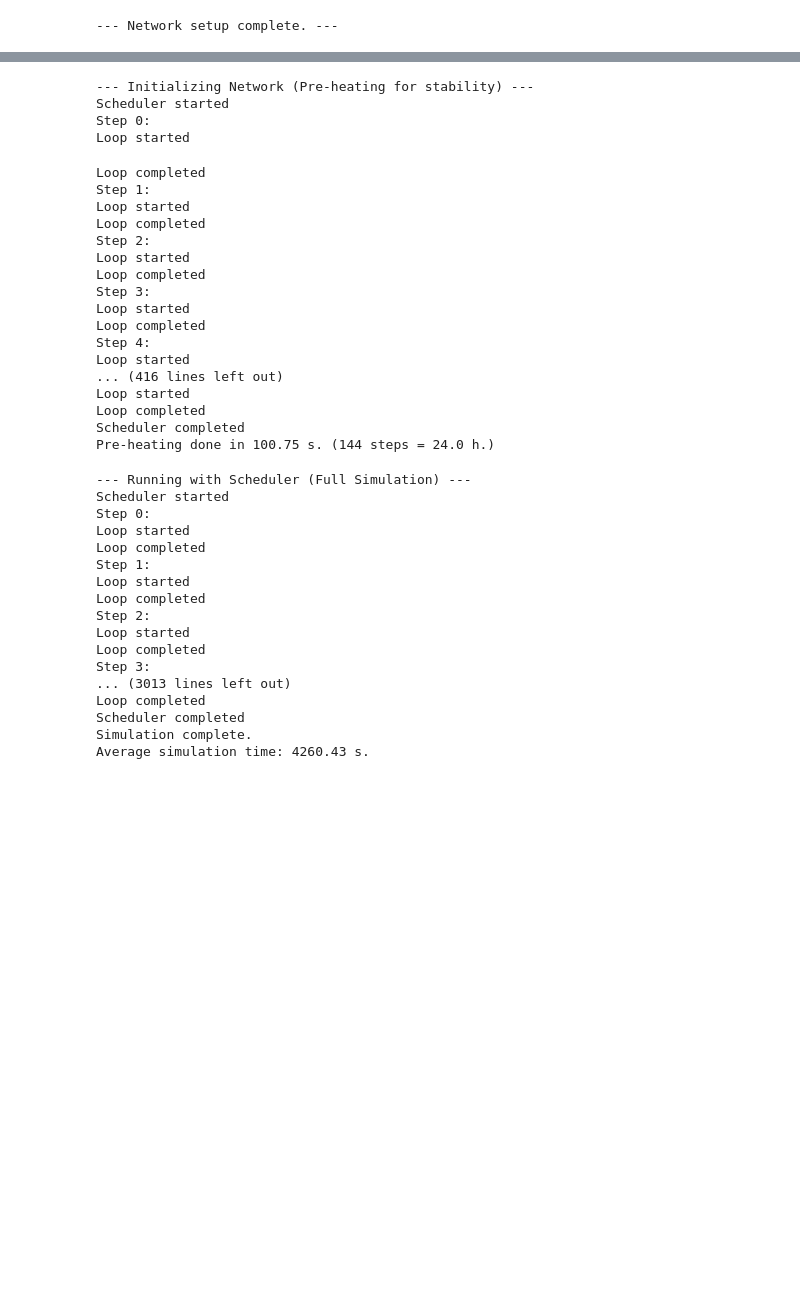
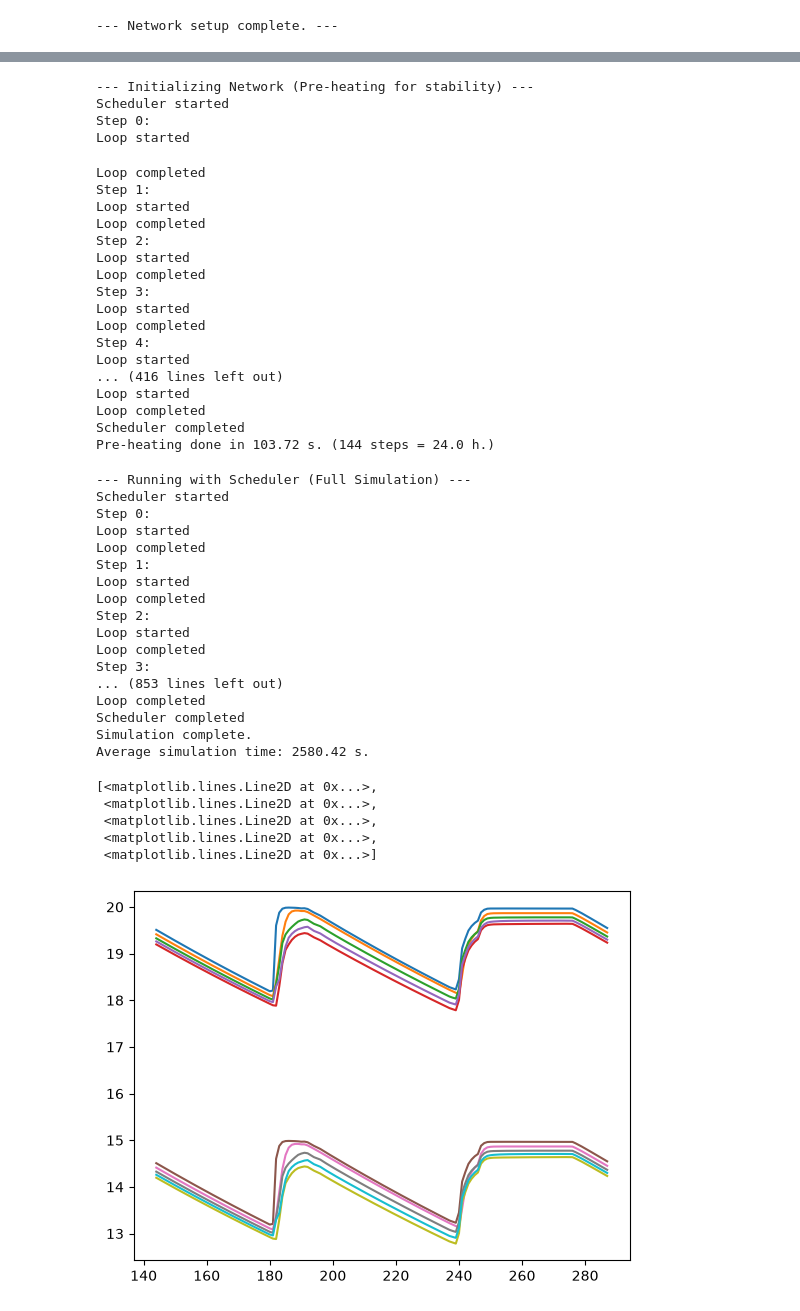
Before and after one commit to SarFerr/dhn-benchmark, a Jupyter notebook: archetypes_generation/archetypes/DHN_TG_5G_M_M_BASE/model_pydhn.ipynb, the cells around one changed output, grey strips where cells are left out. Saved outputs shown, nothing was run; the diff lists cells and outputs as text; code cells hidden in the pictures; blank space fills up the shorter version.

```diff
--- a/archetypes_generation/archetypes/DHN_TG_5G_M_M_BASE/model_pydhn.ipynb
+++ b/archetypes_generation/archetypes/DHN_TG_5G_M_M_BASE/model_pydhn.ipynb
@@ -110,7 +115,7 @@ for idx, row in node_data.iterrows():
             setpoint_type_hx  = "delta_t",
             setpoint_value_hx = -delta_t,
             design_delta_t    = abs(delta_t),
-            t_out_min_hx      = 20,
+            t_out_min_hx      = 10,
             mass_flow_min     = MDOT_BYPASS_KGS,
             stepsize          = STEPSIZE,
         )
@@ -128,11 +133,10 @@ for idx, row in node_data.iterrows():
             setpoint_value_hx     = -delta_t,
 
             setpoint_type_hx_rev  = "delta_t",
-                setpoint_value_hx_rev = delta_t,
+            setpoint_value_hx_rev = delta_t,
 
             design_delta_t        = abs(delta_t),
-            t_out_min_hx          = 20,
-            mass_flow_min         = MDOT_BYPASS_KGS,
+            t_out_min_hx          = 10,
             stepsize              = STEPSIZE,
         )
 
@@ -291,7 +295,7 @@ Loop started
 Loop started
 Loop completed
 Scheduler completed
-Pre-heating done in 100.75 s. (144 steps = 24.0 h.)
+Pre-heating done in 103.72 s. (144 steps = 24.0 h.)
 # %%
 # ---------------------------------------------------------------------------
 # Full simulation
@@ -329,11 +333,11 @@ Step 2:
 Loop started
 Loop completed
 Step 3:
-... (3013 lines left out)
+... (853 lines left out)
 Loop completed
 Scheduler completed
 Simulation complete.
-Average simulation time: 4260.43 s.
+Average simulation time: 2580.42 s.
 # %%
 # ---------------------------------------------------------------------------
 # Extracted variables
@@ -393,3 +397,13 @@ exclude_nodes = (
 junction_cols = [c for c in res["nodes"]["temperature"].columns
                  if c not in exclude_nodes]
 T_junction = res["nodes"]["temperature"][junction_cols]
+# %%
+plt.plot(T_pro_s[144:])
+plt.plot(T_pro_r[144:])
+# %% [output]
+[<matplotlib.lines.Line2D at 0x...>,
+ <matplotlib.lines.Line2D at 0x...>,
+ <matplotlib.lines.Line2D at 0x...>,
+ <matplotlib.lines.Line2D at 0x...>,
+ <matplotlib.lines.Line2D at 0x...>]
+[figure, added]
```
Also changed, not shown: parts of 7 cells of this notebook, 3 other files.
